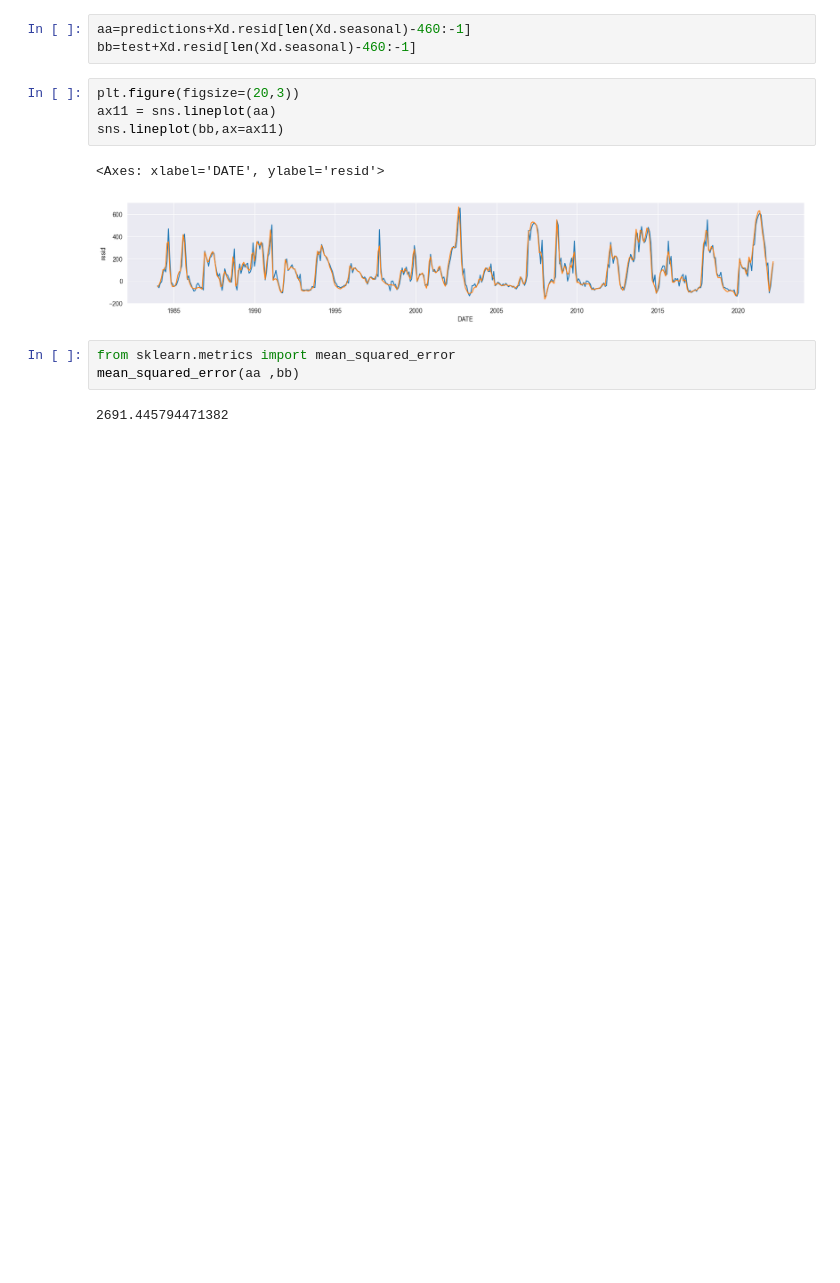
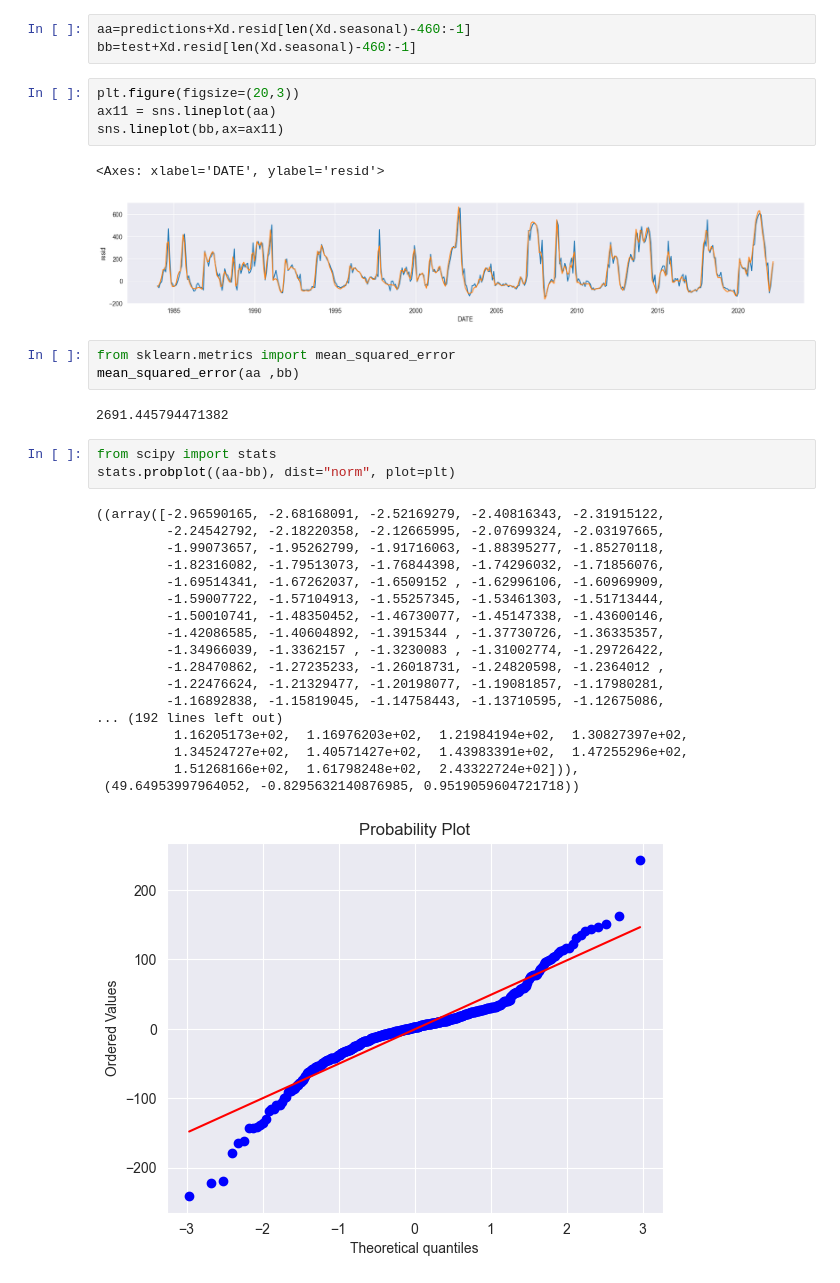
Before and after one commit to Menamot/SY09_Project, a Jupyter notebook: code/Week2.ipynb, the cells around one changed output. Cells and saved outputs as stored; diff of their text form; blank space fills up the shorter version.

```diff
--- a/code/Week2.ipynb
+++ b/code/Week2.ipynb
@@ -190,3 +166,25 @@ from sklearn.metrics import mean_squared_error
 mean_squared_error(aa ,bb)
 # %% [output]
 2691.445794471382
+# %%
+from scipy import stats
+stats.probplot((aa-bb), dist="norm", plot=plt)
+# %% [output]
+((array([-2.96590165, -2.68168091, -2.52169279, -2.40816343, -2.31915122,
+         -2.24542792, -2.18220358, -2.12665995, -2.07699324, -2.03197665,
+         -1.99073657, -1.95262799, -1.91716063, -1.88395277, -1.85270118,
+         -1.82316082, -1.79513073, -1.76844398, -1.74296032, -1.71856076,
+         -1.69514341, -1.67262037, -1.6509152 , -1.62996106, -1.60969909,
+         -1.59007722, -1.57104913, -1.55257345, -1.53461303, -1.51713444,
+         -1.50010741, -1.48350452, -1.46730077, -1.45147338, -1.43600146,
+         -1.42086585, -1.40604892, -1.3915344 , -1.37730726, -1.36335357,
+         -1.34966039, -1.3362157 , -1.3230083 , -1.31002774, -1.29726422,
+         -1.28470862, -1.27235233, -1.26018731, -1.24820598, -1.2364012 ,
+         -1.22476624, -1.21329477, -1.20198077, -1.19081857, -1.17980281,
+         -1.16892838, -1.15819045, -1.14758443, -1.13710595, -1.12675086,
+... (192 lines left out)
+          1.16205173e+02,  1.16976203e+02,  1.21984194e+02,  1.30827397e+02,
+          1.34524727e+02,  1.40571427e+02,  1.43983391e+02,  1.47255296e+02,
+          1.51268166e+02,  1.61798248e+02,  2.43322724e+02])),
+ (49.64953997964052, -0.8295632140876985, 0.9519059604721718))
+[figure, added]
```
Also changed, not shown: parts of 7 cells of this notebook.
